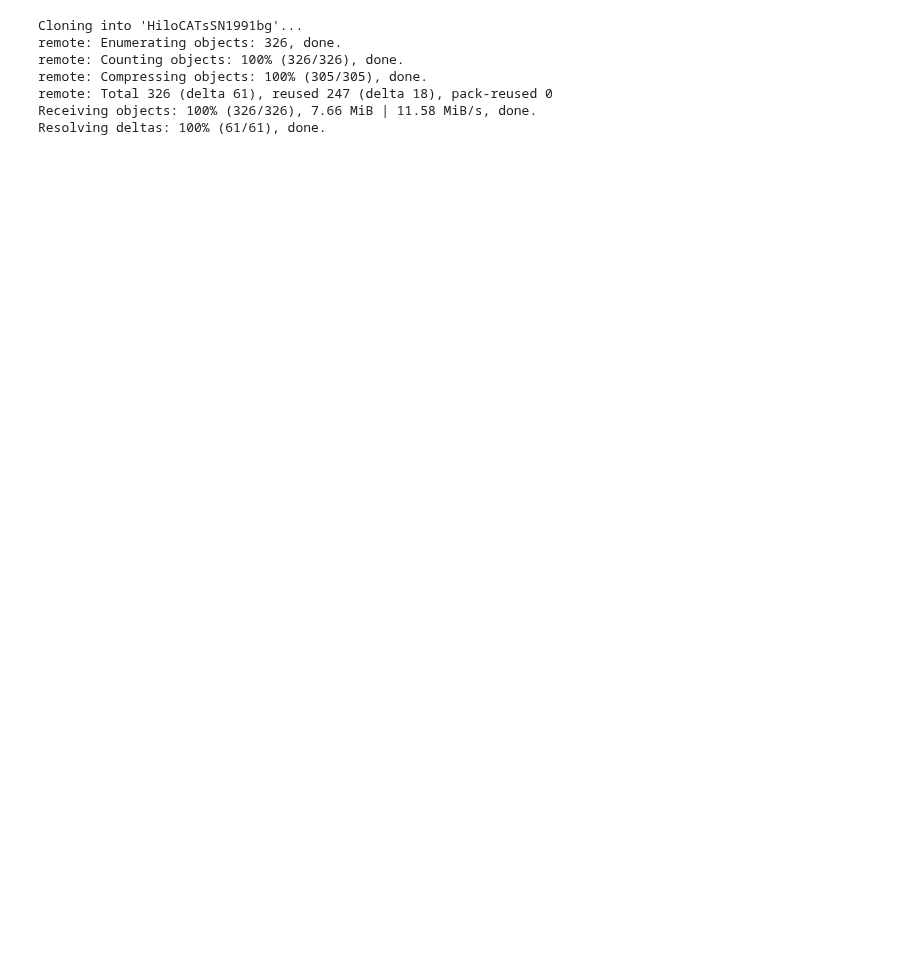
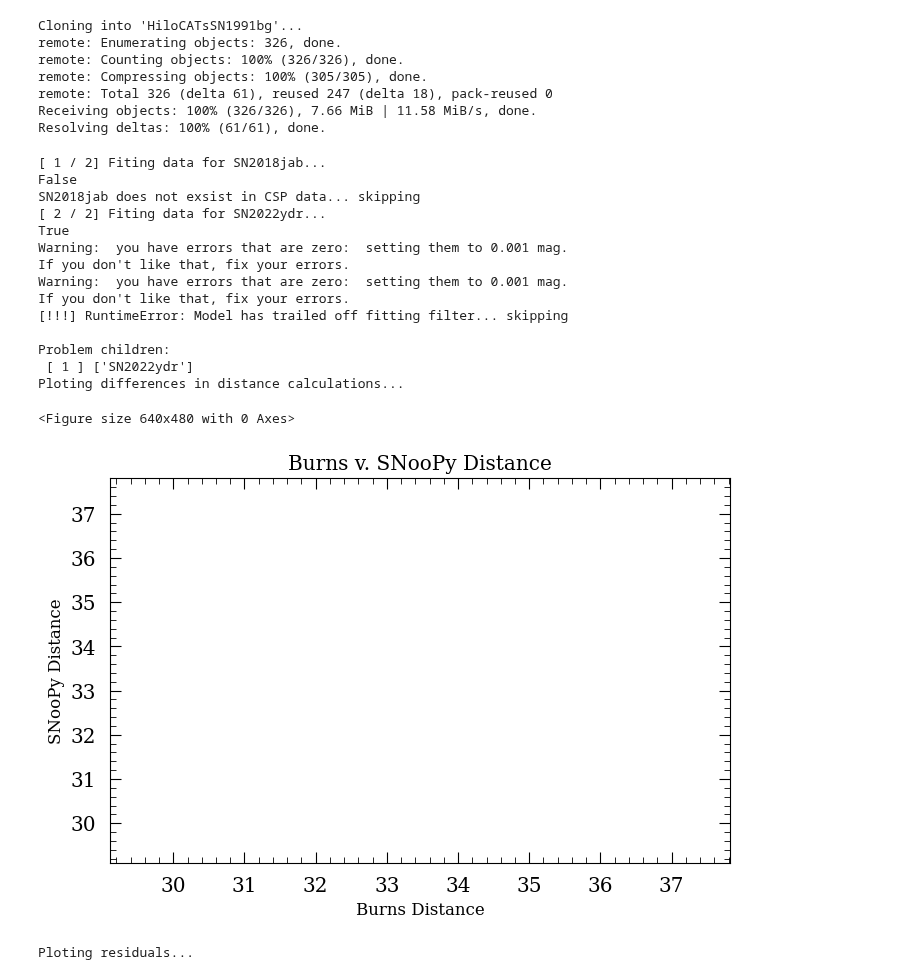
Before and after one commit to mekhi-woods/HiloCATsSN1991bg, a Jupyter notebook: main.ipynb, the cells around one changed output. Saved outputs shown, nothing was run; the diff lists cells and outputs as text; code cells hidden in the pictures; blank space fills up the shorter version.

```diff
--- a/main.ipynb
+++ b/main.ipynb
@@ -210,37 +210,62 @@ def plot_residuals(snpyDistances, burnsDistances, snpyRedshifts, size=(8,5), sav
             plt.text(snpyRedshifts[x], abs(burnsDistances[x]-snpyDistances[x]), x, fontsize='xx-small')
             print('Redshift:', snpyRedshifts[x], '| Burns-SNooPy Distance:', burnsDistances[x]-snpyDistances[x])
         except KeyError:
             print(x, 'not found.')
             pass
     plt.title("Burns-SNooPy Residuals"); plt.xlabel('Redshift'); plt.ylabel('Burns-SNooPy')
     if save:
         plt.savefig('burns-snpy_res.png')
     plt.show()
     return
 
 if __name__ == '__main__':
     recover_dir()
 
     # Initialize Data
     KrisciunasNames = np.genfromtxt("/content/HiloCATsSN1991bg/targetLists/91bglike_justnames.txt", dtype=str, delimiter=', ')
 
     burnsData = np.genfromtxt('/content/HiloCATsSN1991bg/targetLists/burns+25table2ext.txt', dtype=str)
     burnsDistances = {}
     burnsNames = burnsData[:, 0]
     for tar in np.stack((burnsData[:, 0], burnsData[:, 14]), axis=1):
         burnsDistances.update({'SN'+tar[0]: float(tar[1])})
 
     # Fitting Data
-    snpyDistances, snpyRedshifts = SNooPy2_fitting(CPSpath='/content/HiloCATsSN1991bg/data/CSPdata',
-                                                   tarNames=KrisciunasNames,
-                                                   model='EBV_model2',
-                                                   shape='st',
-                                                   bands=['B','g','r','i'],
-                                                   output=False,
-                                                   snpyPlots=True)
+    # snpyDistances, snpyRedshifts = SNooPy2_fitting(CPSpath='/content/HiloCATsSN1991bg/data/CSPdata',
+    #                                                tarNames=KrisciunasNames,
+    #                                                model='EBV_model2',
+    #                                                shape='st',
+    #                                                bands=['B','g','r','i'],
+    #                                                output=False,
+    #                                                snpyPlots=True)
+    snpyDistances, snpyRedshifts = SNooPy2_fitting(CPSpath='/content/ATLASsnpy',
+                                                tarNames=['2018jab', '2022ydr'],
+                                                model='EBV_model2',
+                                                shape='st',
+                                                bands=['ATgr', 'ATri'],
+                                                output=True,
+                                                snpyPlots=True)
 
     # Plot Distance v. Distance
     plot_DvD(snpyDistances, burnsDistances, size=(8,5), save=True)
 
     # Plot Residuals
     plot_residuals(snpyDistances, burnsDistances, snpyRedshifts, size=(8,5), save=True)
+# %% [output]
+[ 1 / 2] Fiting data for SN2018jab...
+False
+SN2018jab does not exsist in CSP data... skipping
+[ 2 / 2] Fiting data for SN2022ydr...
+True
+Warning:  you have errors that are zero:  setting them to 0.001 mag.
+If you don't like that, fix your errors.
+Warning:  you have errors that are zero:  setting them to 0.001 mag.
+If you don't like that, fix your errors.
+[!!!] RuntimeError: Model has trailed off fitting filter... skipping
+
+Problem children:
+ [ 1 ] ['SN2022ydr']
+Ploting differences in distance calculations...
+<Figure size 640x480 with 0 Axes>
+[figure, added]
+Ploting residuals...
```
Also changed, not shown: parts of 4 cells of this notebook.
